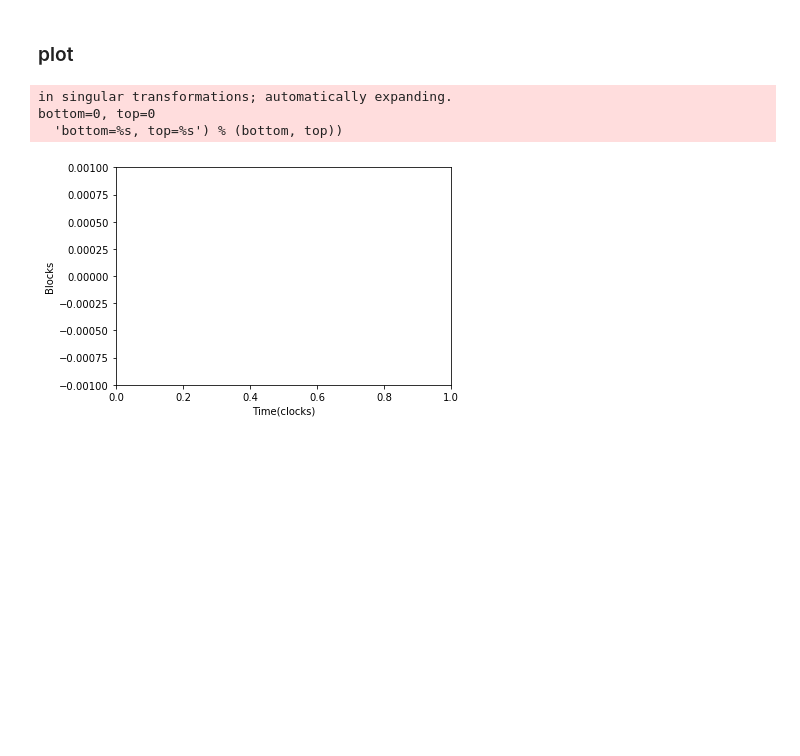
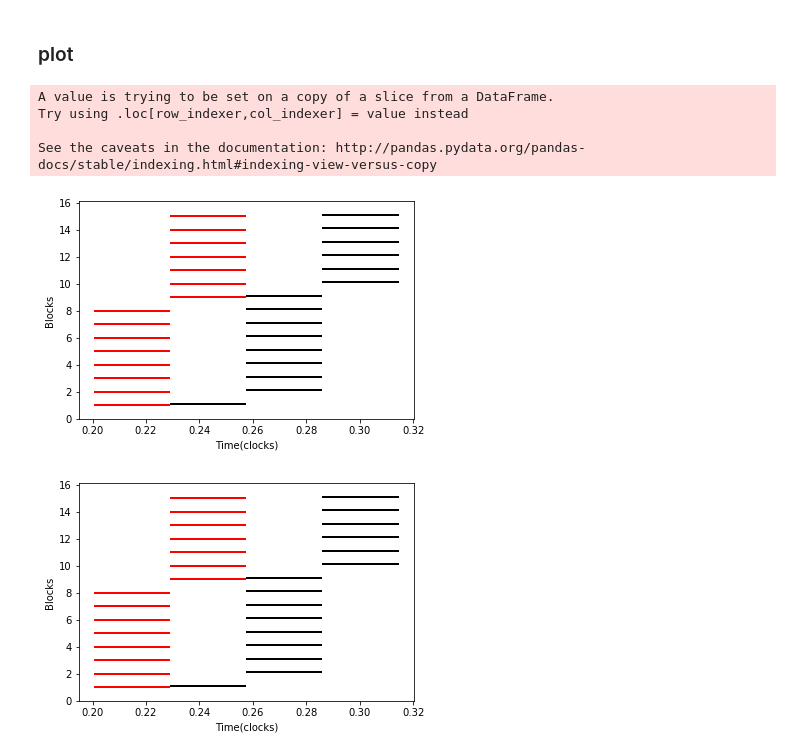
Before and after one commit to 3upperm2n/avgblkmodel, a Jupyter notebook: test1.ipynb, the cells around one changed output. Saved outputs shown, nothing was run; the diff lists cells and outputs as text; code cells hidden in the pictures; blank space fills up the shorter version.

```diff
--- a/test1.ipynb
+++ b/test1.ipynb
@@ -70,7 +70,7 @@ def compute_avgblktime(Gpu, kernel):
 ### Setup GPU info
 # %%
 gtx950 = DeviceInfo()
-gtx950.sm_num = 2
+gtx950.sm_num = 6
 gtx950.sharedmem_per_sm = 49152
 gtx950.reg_per_sm = 65536
 gtx950.maxthreads_per_sm = 2048
@@ -83,14 +83,14 @@ kernel_num = 2
 kernels = [KernelInfo() for i in range(kernel_num)]
 
 kernels[0].blockDim = 256
-kernels[0].gridDim = 10
+kernels[0].gridDim = 90
 kernels[0].reg_per_thread = 28
 kernels[0].sharedmem_per_blk= 0
 kernels[0].runtime_ms = 0.056961
 kernels[0].start_ms = 0.200611                                      # run the kernel at the beginning
 
 kernels[1].blockDim = 256
-kernels[1].gridDim = 10
+kernels[1].gridDim = 90
 kernels[1].reg_per_thread = 28
 kernels[1].sharedmem_per_blk= 0
 kernels[1].runtime_ms = 0.056961
@@ -328,9 +328,9 @@ def cke_model(sms_, sm_trace_, kernels_):
                 print('kern {} : block_start: {}, block_end: {}, block_start {}'.format(i,
                                                                 block_start, block_end,
                                                                 Search_block_start(sm_trace[sm_id], i)))
-                if bid == 0: break
+                #if bid == 2: break
 
-    #             if i==1 and bid == 8: break
+                #if i==1 and bid == 0: break
 
     #             if i==1 and bid == 0:
     #                 print('block_start {}, block_end {}, kern_start {}'.format(block_start, block_end, kern_start))
@@ -391,7 +391,7 @@ def cke_model(sms_, sm_trace_, kernels_):
                                                           'active': 1}, ignore_index=True)
 
         # end of running blocks for current kernel
-        if i==0: break
+        #if i==1: break
 
     #end of kernel iteration
 
@@ -445,34 +489,40 @@ def Plot_sm_trace(df_sm):
         y0_dd[kid] = df_kern['y_axis']
 
         current_ymax = max(df_kern['y_axis']) + 1
 
         if ylim_max < current_ymax:
             ylim_max = current_ymax
 
 
     axes = plt.gca()
     axes.set_ylim([0, ylim_max])
 
     for kid in kern_ids:
         cid = int(kid) % total_color
         plt.hlines(y0_dd[kid], x0_dd[kid], x1_dd[kid], lw=2, color=color_list[cid])
 
 
 
 # #     plt.title('Memory Bound')
     plt.xlabel('Time(clocks)')
     plt.ylabel('Blocks')
     plt.show()
 
 
 #---------------------
 # plot
 #---------------------
 df_sm = sm_trace[0]
 
 Plot_sm_trace(df_sm)
+
+df_sm = sm_trace[1]
+
+Plot_sm_trace(df_sm)
 # %% [output]
-in singular transformations; automatically expanding.
-bottom=0, top=0
-  'bottom=%s, top=%s') % (bottom, top))
+A value is trying to be set on a copy of a slice from a DataFrame.
+Try using .loc[row_indexer,col_indexer] = value instead
+
+See the caveats in the documentation: http://pandas.pydata.org/pandas-docs/stable/indexing.html#indexing-view-versus-copy
-[figure, old version]
+[figure, new version]
+[figure, added]
```
Also changed, not shown: parts of 4 cells of this notebook.
